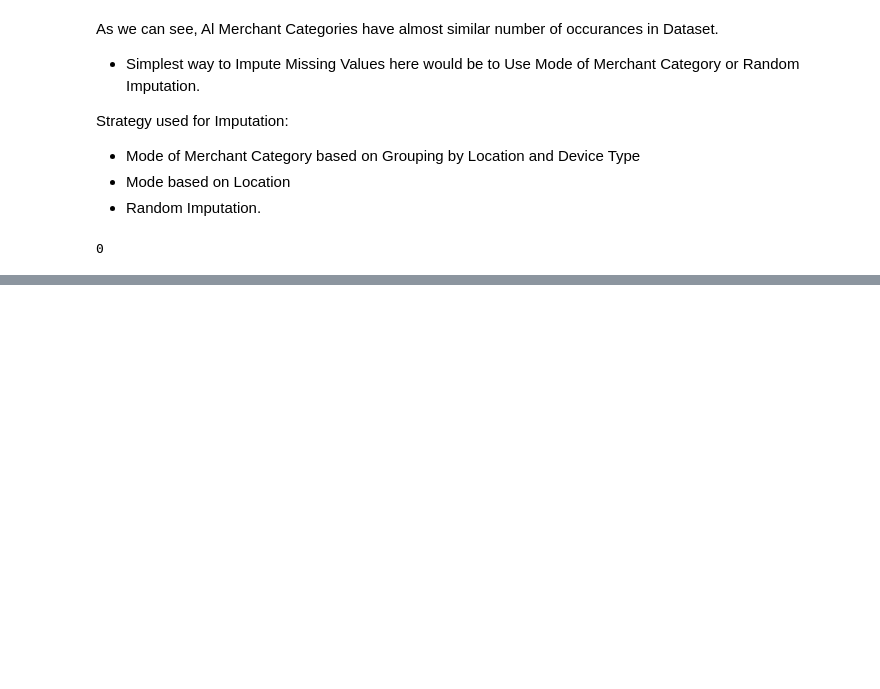
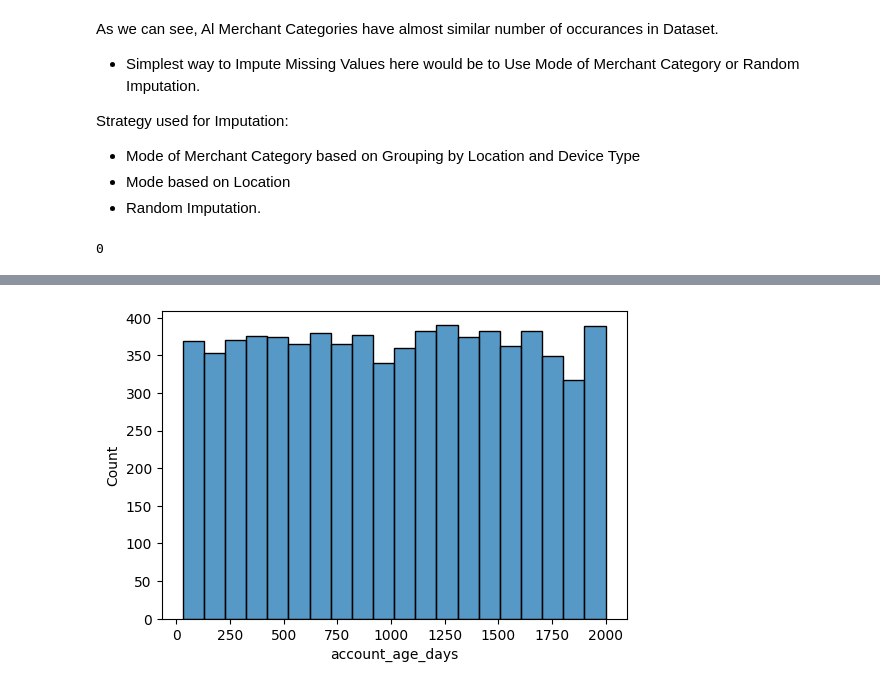
Before and after one commit to Shailya777/Fraud-Detection-EDA, a Jupyter notebook: notebooks/Fraud Detection.ipynb, the cells around one changed output, grey strips where cells are left out. Saved outputs shown, nothing was run; the diff lists cells and outputs as text; code cells hidden in the pictures; blank space fills up the shorter version.

```diff
--- a/notebooks/Fraud Detection.ipynb
+++ b/notebooks/Fraud Detection.ipynb
@@ -345,0 +363,6 @@ df['merchant_category'].isna().sum()
+# %%
+plt.figure(figsize= (6,4))
+sns.histplot(data= df, x= 'account_age_days')
+plt.show()
+# %% [output]
+[figure, added]
```
Also changed, not shown: parts of 5 cells of this notebook.
